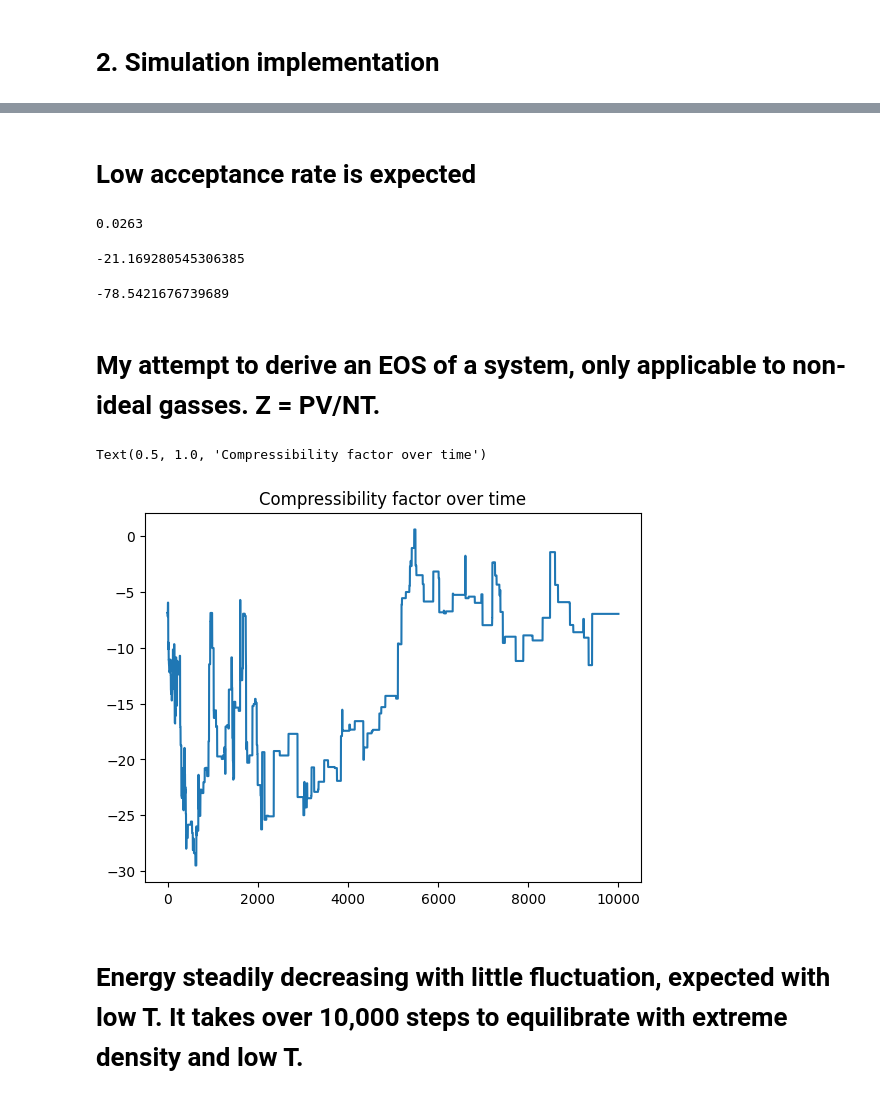
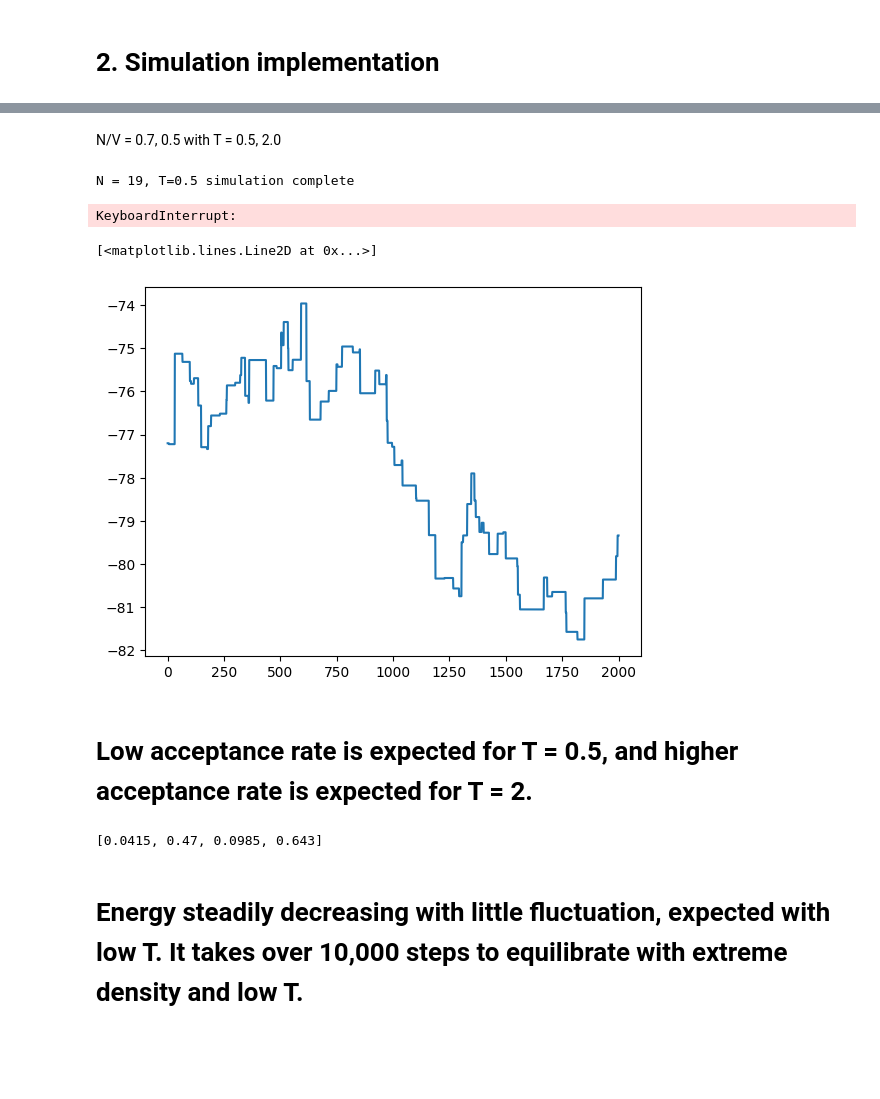
Before and after one commit to eridanirojas/563-rojas, a Jupyter notebook: 3DMCSampling.ipynb, the cells around one changed output, grey strips where cells are left out. Drawn from its saved outputs; the diff is of its cells as text; code cells hidden in the pictures; blank space fills up the shorter version.

```diff
--- a/3DMCSampling.ipynb
+++ b/3DMCSampling.ipynb
@@ -192,0 +178,3 @@ acceptance_rate = accepted/(accepted + rejected)
+# %% [markdown]
+
+N/V = 0.7, 0.5 with T = 0.5, 2.0
@@ -193,26 +188,29 @@ acceptance_rate = accepted/(accepted + rejected)
+# %%
+for i in N:
+  for j in T:
+    if j == 0.5:
+      delt = 1.0
+    else:
+      delt = 0.3
+    system = System(i,L,j, r_min = 1)
+    energies, accepted, rejected, _ , _ = simulation(system, 3000, T = j, delta = delt, epsilon = 1.0, sigma = 1.0, r_cut = 2.5)
+    l_energies.append(energies)
+    a_rates.append(accepted/(accepted+rejected))
+    print(f"N = {i}, T={j} simulation complete")
+# %% [output]
+N = 19, T=0.5 simulation complete
+KeyboardInterrupt:
+# %%
+plt.plot(l_energies[0])
+# %% [output]
+[<matplotlib.lines.Line2D at 0x...>]
+[figure, added]
 # %% [markdown]
-# Low acceptance rate is expected
+# Low acceptance rate is expected for T = 0.5, and higher acceptance rate is expected for T = 2.
 # %%
-print(acceptance_rate)
+print(a_rates)
 # %% [output]
-0.0263
+[0.0415, 0.47, 0.0985, 0.643]
-# %%
-energies[0]
-# %% [output]
--21.169280545306385
-# %%
-energies[-1]
-# %% [output]
--78.5421676739689
-# %% [markdown]
-# My attempt to derive an EOS of a system, only applicable to non-ideal gasses. Z = PV/NT.
-# %%
-Z_values = [(P * V) / (N * T) for P in pressures] # Relationship between pressure, volume, and temperature of system, equation of state?
-plt.plot(Z_values)
-plt.title("Compressibility factor over time")
-# %% [output]
-Text(0.5, 1.0, 'Compressibility factor over time')
-[figure, removed]
 # %% [markdown]
 # Energy steadily decreasing with little fluctuation, expected with low T. It takes over 10,000 steps to equilibrate with extreme density and low T.
 # %%
```
Also changed, not shown: parts of 33 cells of this notebook.
